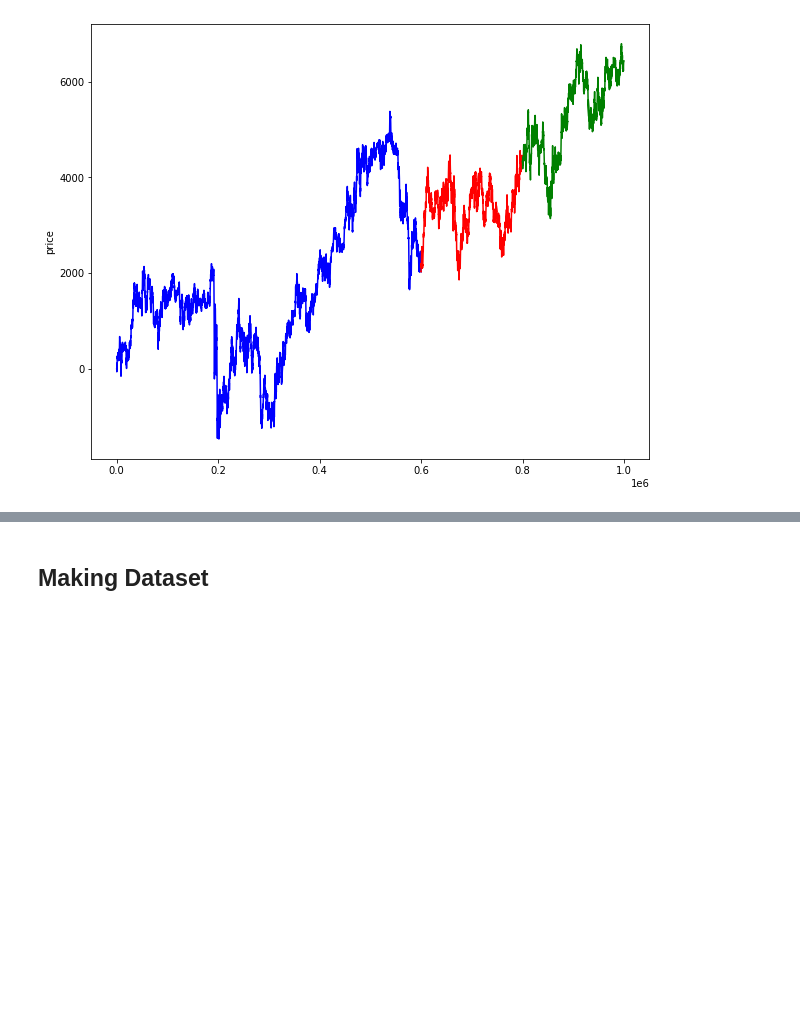
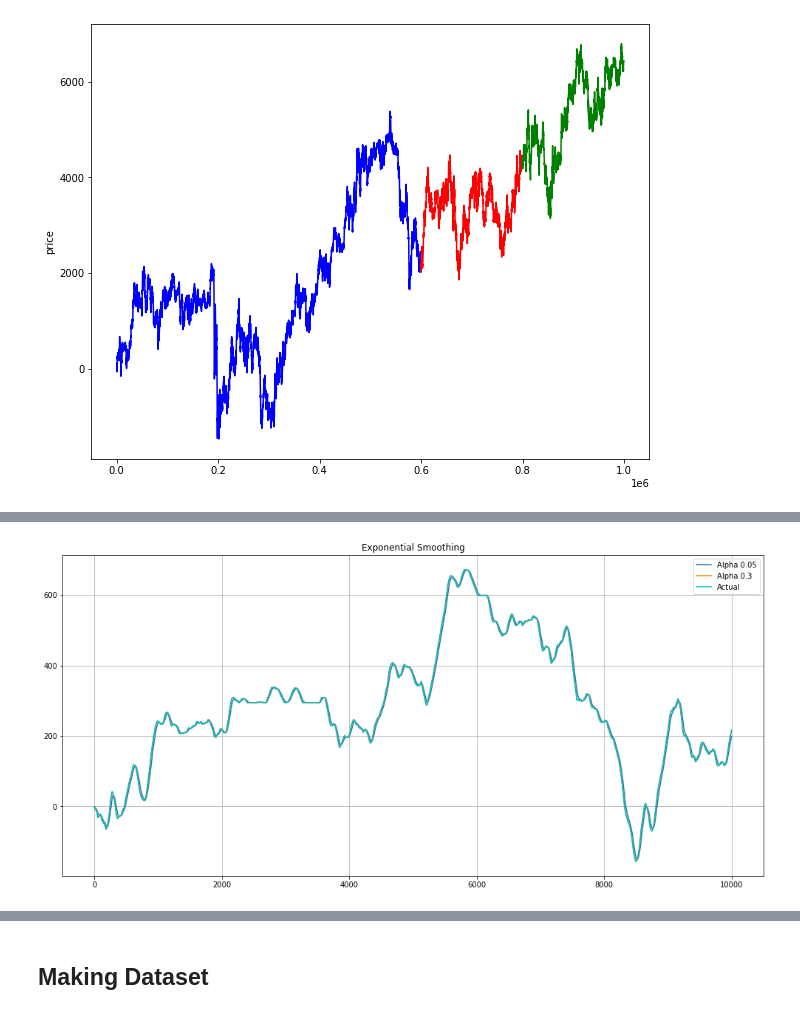
Before and after one commit to HanDuyNguyen/Data-Science-Projects, a Jupyter notebook: XTX Forecasting Challenge/stock_price_prediction_tensorflow.ipynb, the cells around one changed output, grey strips where cells are left out. Cells and saved outputs as stored; diff of their text form; code cells hidden in the pictures; blank space fills up the shorter version.

```diff
--- a/XTX Forecasting Challenge/stock_price_prediction_tensorflow.ipynb
+++ b/XTX Forecasting Challenge/stock_price_prediction_tensorflow.ipynb
@@ -154,0 +191,23 @@ sns.lineplot(data = df_test['price'], color = 'green' )
+# %%
+# exponential moving average
+def exponential_smoothing(series, alpha):
+
+    result = [series[0]] # first value is same as series
+    for n in range(1, len(series)):
+        result.append(alpha * series[n] + (1 - alpha) * result[n-1])
+    return result
+
+def plot_exponential_smoothing(series, alphas):
+
+    plt.figure(figsize=(17, 8))
+    for alpha in alphas:
+        plt.plot(exponential_smoothing(series, alpha), label="Alpha {}".format(alpha))
+    plt.plot(series.values, "c", label = "Actual")
+    plt.legend(loc="best")
+    plt.axis('tight')
+    plt.title("Exponential Smoothing")
+    plt.grid(True);
+
+plot_exponential_smoothing(df_train.price[:10000], [0.05, 0.3])
+# %% [output]
+[figure, added]
```
Also changed, not shown: parts of 10 cells of this notebook.
